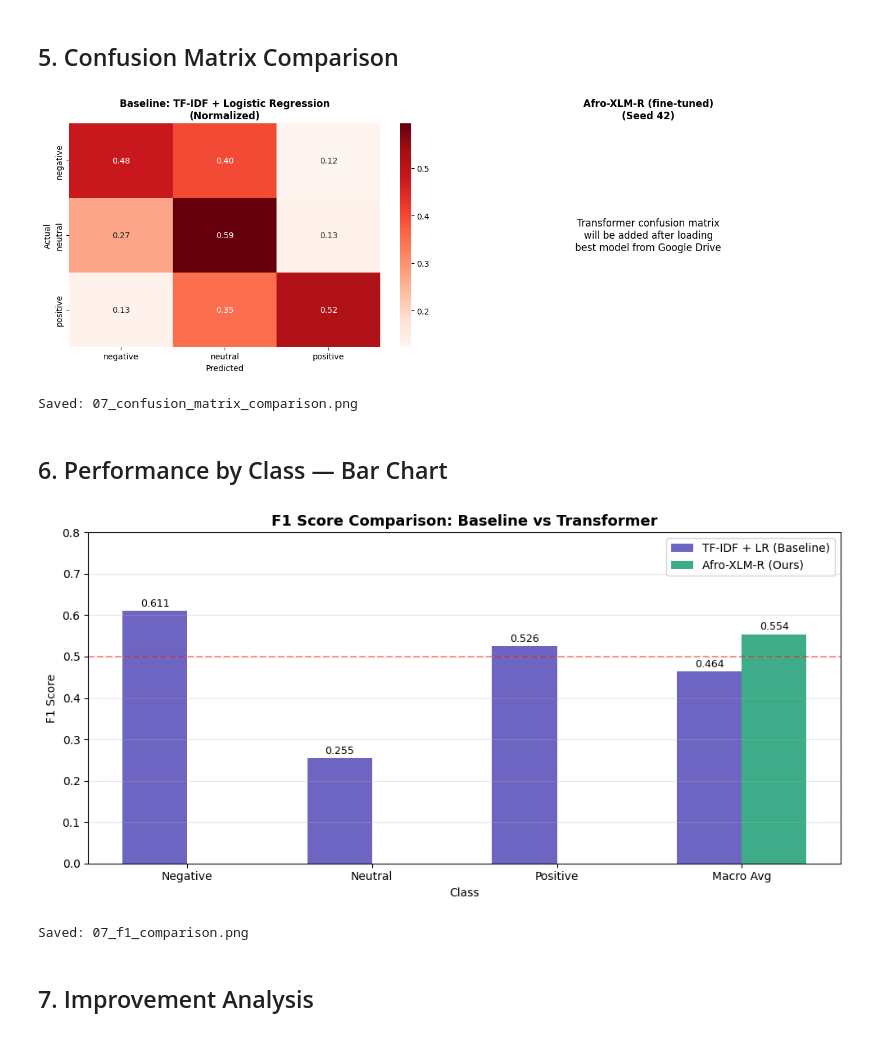
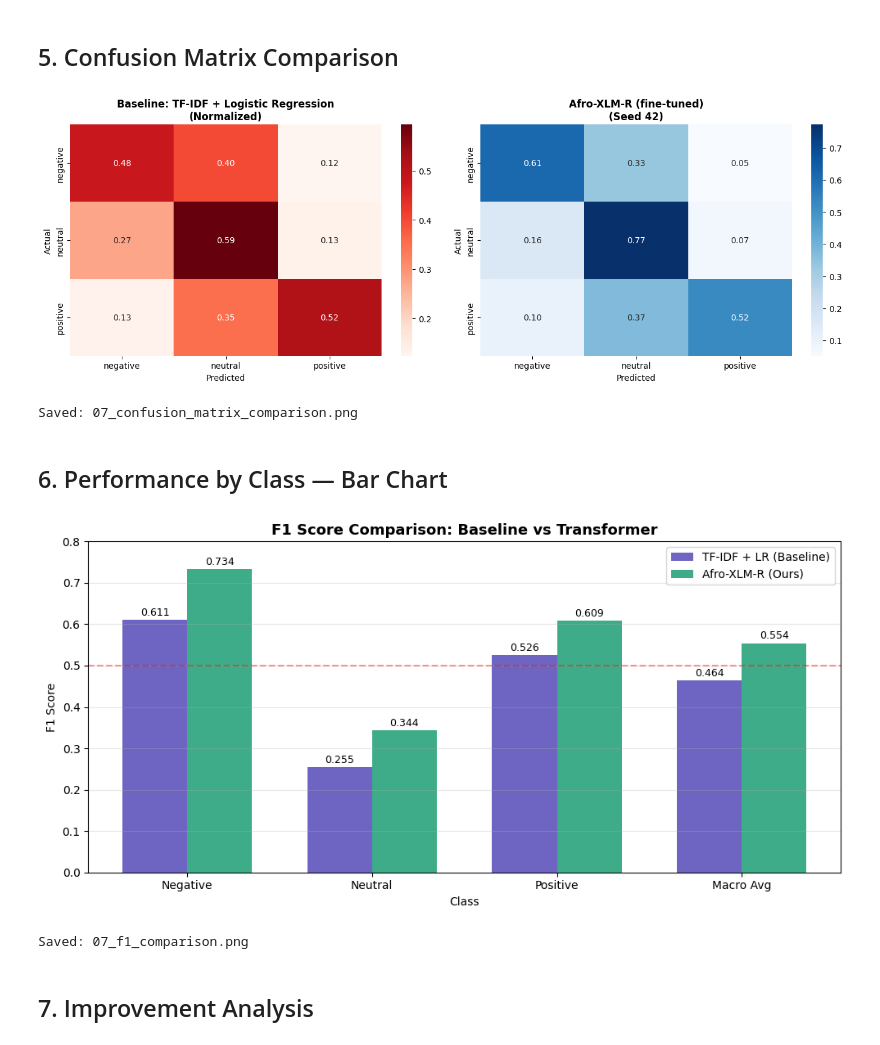
Before and after one commit to yeezyyoba/amharic-sentiment-analysis, a Jupyter notebook: notebooks/07_evaluation.ipynb, the cells around one changed output. Cells and saved outputs as stored; diff of their text form; code cells hidden in the pictures.

```diff
--- a/notebooks/07_evaluation.ipynb
+++ b/notebooks/07_evaluation.ipynb
@@ -326,33 +326,33 @@ Improvement over baseline: +0.0903 (9.03 points)
 # %%
 # ── Baseline confusion matrix ──────────────────────────────────
 labels = ['negative', 'neutral', 'positive']
 cm_baseline = confusion_matrix(y_true, baseline_pred, labels=labels)
 cm_baseline_norm = cm_baseline.astype('float') / cm_baseline.sum(axis=1)[:, np.newaxis]
 
 fig, axes = plt.subplots(1, 2, figsize=(14, 5))
 
 sns.heatmap(cm_baseline_norm, annot=True, fmt='.2f', cmap='Reds',
             xticklabels=labels, yticklabels=labels, ax=axes[0])
 axes[0].set_title('Baseline: TF-IDF + Logistic Regression\n(Normalized)', fontweight='bold')
 axes[0].set_xlabel('Predicted')
 axes[0].set_ylabel('Actual')
 
-# Transformer confusion matrix (seed 42 approximate from training)
-# Note: exact per-class breakdown requires loading the model
-# We show the baseline for now and update after loading the model
-axes[1].text(0.5, 0.5,
-    'Transformer confusion matrix\nwill be added after loading\nbest model from Google Drive',
-    ha='center', va='center', fontsize=12,
-    transform=axes[1].transAxes)
+# ── Transformer confusion matrix ───────────────────────────────
+cm_transformer = confusion_matrix(y_true, transformer_pred, labels=labels)
+cm_transformer_norm = cm_transformer.astype('float') / cm_transformer.sum(axis=1)[:, np.newaxis]
+
+sns.heatmap(cm_transformer_norm, annot=True, fmt='.2f', cmap='Blues',
+            xticklabels=labels, yticklabels=labels, ax=axes[1])
 axes[1].set_title('Afro-XLM-R (fine-tuned)\n(Seed 42)', fontweight='bold')
-axes[1].axis('off')
+axes[1].set_xlabel('Predicted')
+axes[1].set_ylabel('Actual')
 
 plt.tight_layout()
 plt.savefig('../reports/07_confusion_matrix_comparison.png', dpi=150, bbox_inches='tight')
 plt.show()
 print('Saved: 07_confusion_matrix_comparison.png')
 # %% [output]
-[figure, old version]
+[figure, new version]
 Saved: 07_confusion_matrix_comparison.png
 # %% [markdown]
 ## 6. Performance by Class — Bar Chart
@@ -366,7 +366,10 @@ baseline_scores = [
     baseline_macro_f1
 ]
 transformer_scores = [
-    None, None, None, mean_f1  # per-class TBD until model loaded
+    transformer_per_class[0],
+    transformer_per_class[1],
+    transformer_per_class[2],
+    mean_f1
 ]
 
 fig, ax = plt.subplots(figsize=(10, 5))
@@ -376,9 +379,7 @@ width = 0.35
 bars1 = ax.bar(x - width/2, baseline_scores, width,
                label='TF-IDF + LR (Baseline)', color='#534AB7', alpha=0.85)
 
-# Only plot macro avg for transformer since per-class not yet available
-transformer_macro_bar = [None, None, None, mean_f1]
-bars2 = ax.bar([x[3] + width/2], [mean_f1], width,
+bars2 = ax.bar(x + width/2, transformer_scores, width,
                label='Afro-XLM-R (Ours)', color='#1D9E75', alpha=0.85)
 
 ax.set_xlabel('Class')
@@ -404,7 +405,7 @@ plt.savefig('../reports/07_f1_comparison.png', dpi=150, bbox_inches='tight')
 plt.show()
 print('Saved: 07_f1_comparison.png')
 # %% [output]
-[figure, old version]
+[figure, new version]
 Saved: 07_f1_comparison.png
 # %% [markdown]
 ## 7. Improvement Analysis
```
Also changed, not shown: parts of 1 cell of this notebook, 8 other files.
